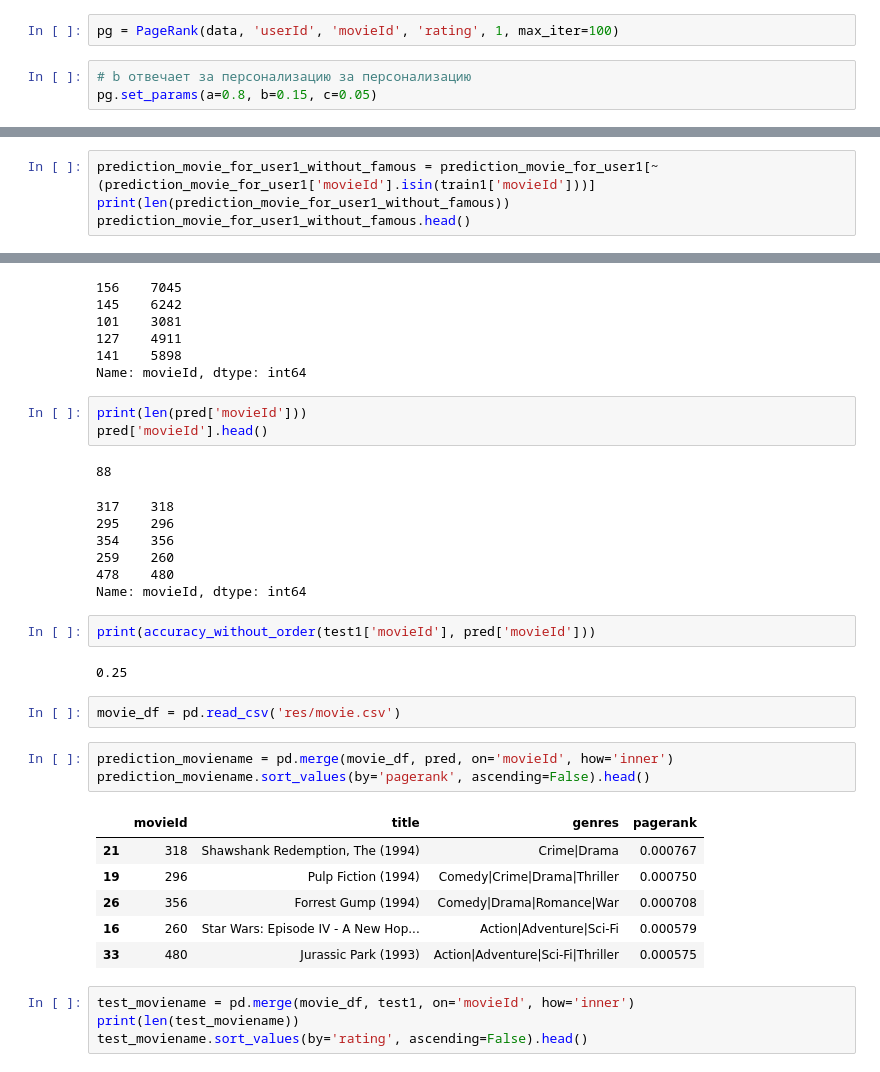
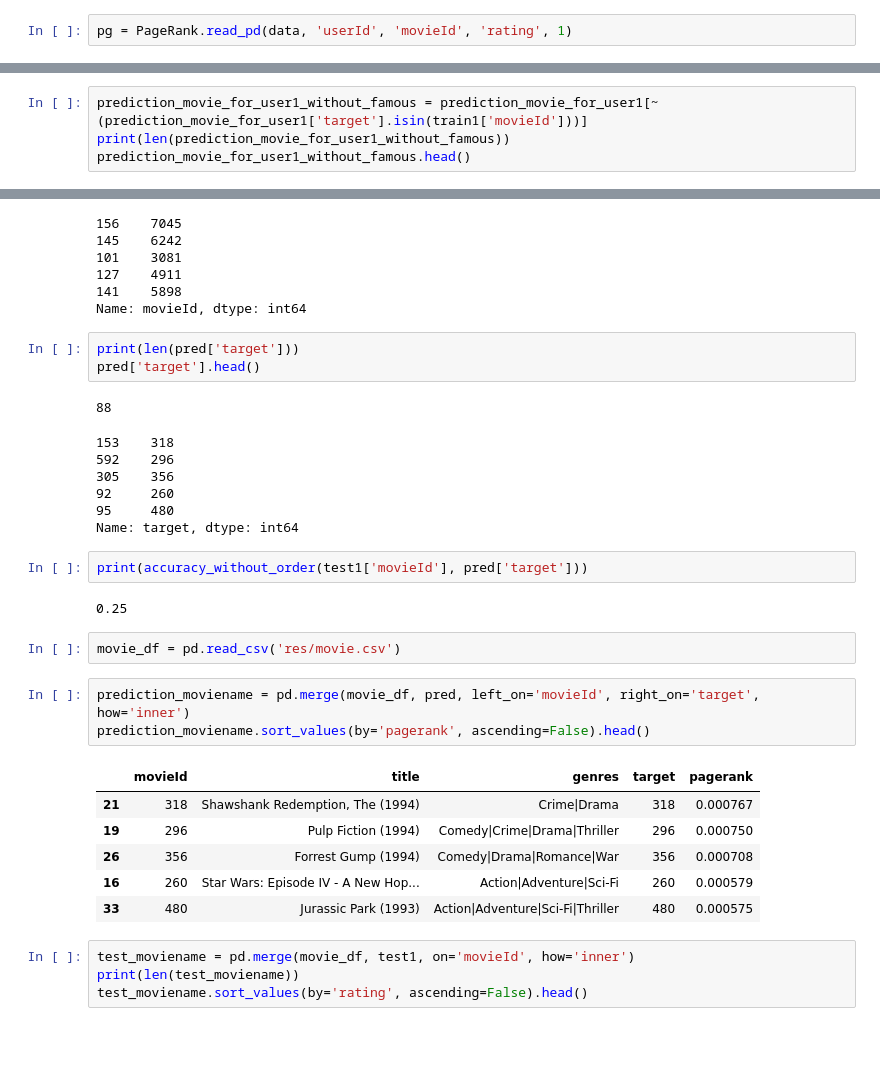
Before and after one commit to DimaOshchepkov/PageRank-Course-Project, a Jupyter notebook: handmaid_pagerank_realization.ipynb, the cells around one changed output, grey strips where cells are left out. Cells and saved outputs as stored; diff of their text form; blank space fills up the shorter version.

```diff
--- a/handmaid_pagerank_realization.ipynb
+++ b/handmaid_pagerank_realization.ipynb
@@ -312,8 +383,5 @@ pg.get_pagerank()
 # %%
-pg = PageRank(data, 'userId', 'movieId', 'rating', 1, max_iter=100)
+pg = PageRank.read_pd(data, 'userId', 'movieId', 'rating', 1)
-# %%
-# b отвечает за персонализацию за персонализацию
-pg.set_params(a=0.8, b=0.15, c=0.05)
 # %%
 prediction_movie_for_user1 = pg.get_pagerank()
 # %%
@@ -328,5 +409,5 @@ print(prediction_movie_for_user1.sort_values(by='pagerank', ascending=False).hea
 # %%
-prediction_movie_for_user1_without_famous = prediction_movie_for_user1[~(prediction_movie_for_user1['movieId'].isin(train1['movieId']))]
+prediction_movie_for_user1_without_famous = prediction_movie_for_user1[~(prediction_movie_for_user1['target'].isin(train1['movieId']))]
 print(len(prediction_movie_for_user1_without_famous))
 prediction_movie_for_user1_without_famous.head()
 # %% [output]
@@ -371,32 +452,32 @@ test1['movieId'].head()
 141    5898
 Name: movieId, dtype: int64
 # %%
-print(len(pred['movieId']))
-pred['movieId'].head()
+print(len(pred['target']))
+pred['target'].head()
 # %% [output]
 88
-317    318
-295    296
-354    356
-259    260
-478    480
-Name: movieId, dtype: int64
+153    318
+592    296
+305    356
+92     260
+95     480
+Name: target, dtype: int64
 # %%
-print(accuracy_without_order(test1['movieId'], pred['movieId']))
+print(accuracy_without_order(test1['movieId'], pred['target']))
 # %% [output]
 0.25
 # %%
 movie_df = pd.read_csv('res/movie.csv')
 # %%
-prediction_moviename = pd.merge(movie_df, pred, on='movieId', how='inner')
+prediction_moviename = pd.merge(movie_df, pred, left_on='movieId', right_on='target', how='inner')
 prediction_moviename.sort_values(by='pagerank', ascending=False).head()
 # %% [output]
-|  | movieId | title | genres | pagerank |
-| 21 | 318 | Shawshank Redemption, The (1994) | Crime|Drama | 0.000767 |
-| 19 | 296 | Pulp Fiction (1994) | Comedy|Crime|Drama|Thriller | 0.000750 |
-| 26 | 356 | Forrest Gump (1994) | Comedy|Drama|Romance|War | 0.000708 |
-| 16 | 260 | Star Wars: Episode IV - A New Hop... | Action|Adventure|Sci-Fi | 0.000579 |
-| 33 | 480 | Jurassic Park (1993) | Action|Adventure|Sci-Fi|Thriller | 0.000575 |
+|  | movieId | title | genres | target | pagerank |
+| 21 | 318 | Shawshank Redemption, The (1994) | Crime|Drama | 318 | 0.000767 |
+| 19 | 296 | Pulp Fiction (1994) | Comedy|Crime|Drama|Thriller | 296 | 0.000750 |
+| 26 | 356 | Forrest Gump (1994) | Comedy|Drama|Romance|War | 356 | 0.000708 |
+| 16 | 260 | Star Wars: Episode IV - A New Hop... | Action|Adventure|Sci-Fi | 260 | 0.000579 |
+| 33 | 480 | Jurassic Park (1993) | Action|Adventure|Sci-Fi|Thriller | 480 | 0.000575 |
 # %%
 test_moviename = pd.merge(movie_df, test1, on='movieId', how='inner')
 print(len(test_moviename))
```
Also changed, not shown: parts of 11 cells of this notebook.
